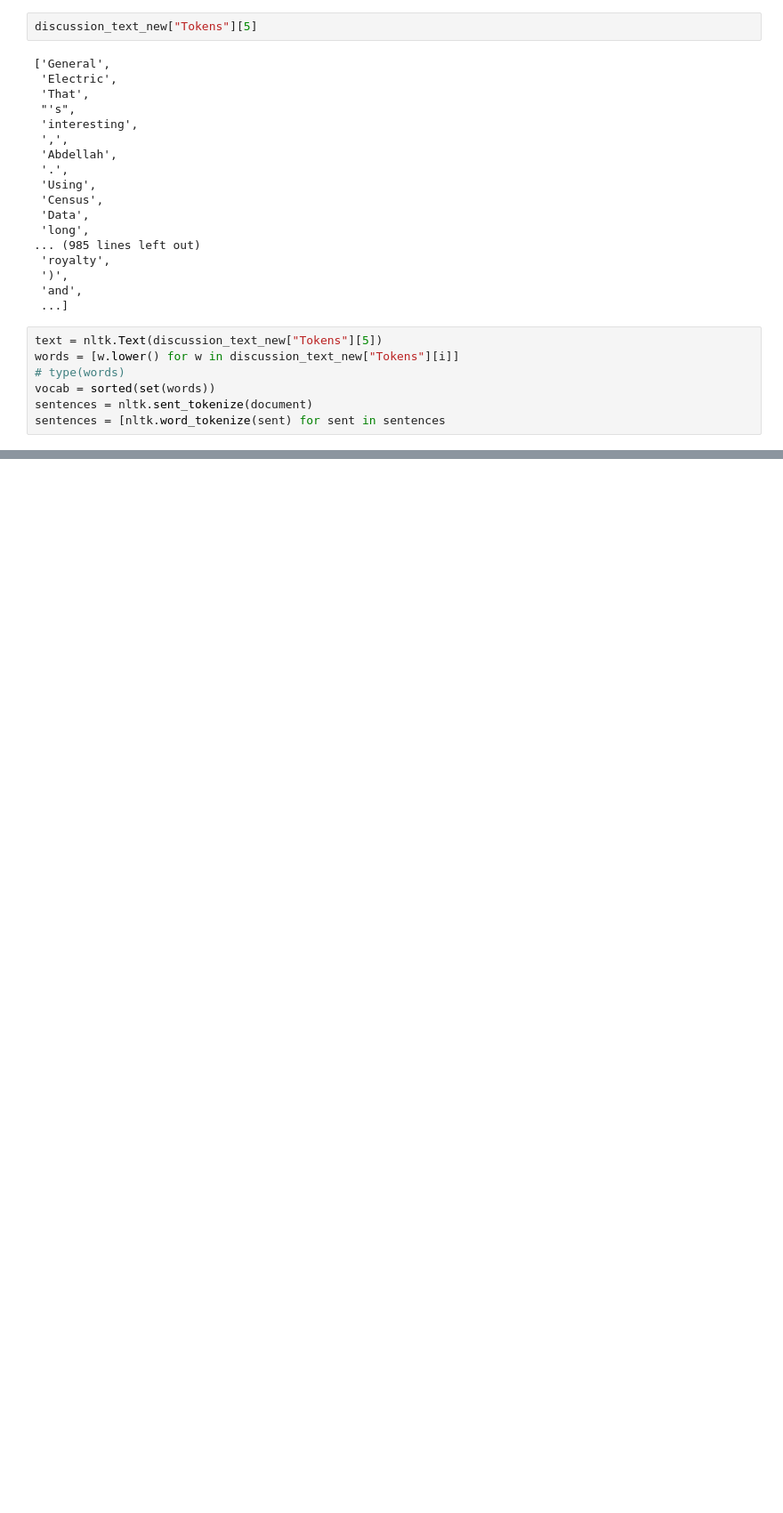
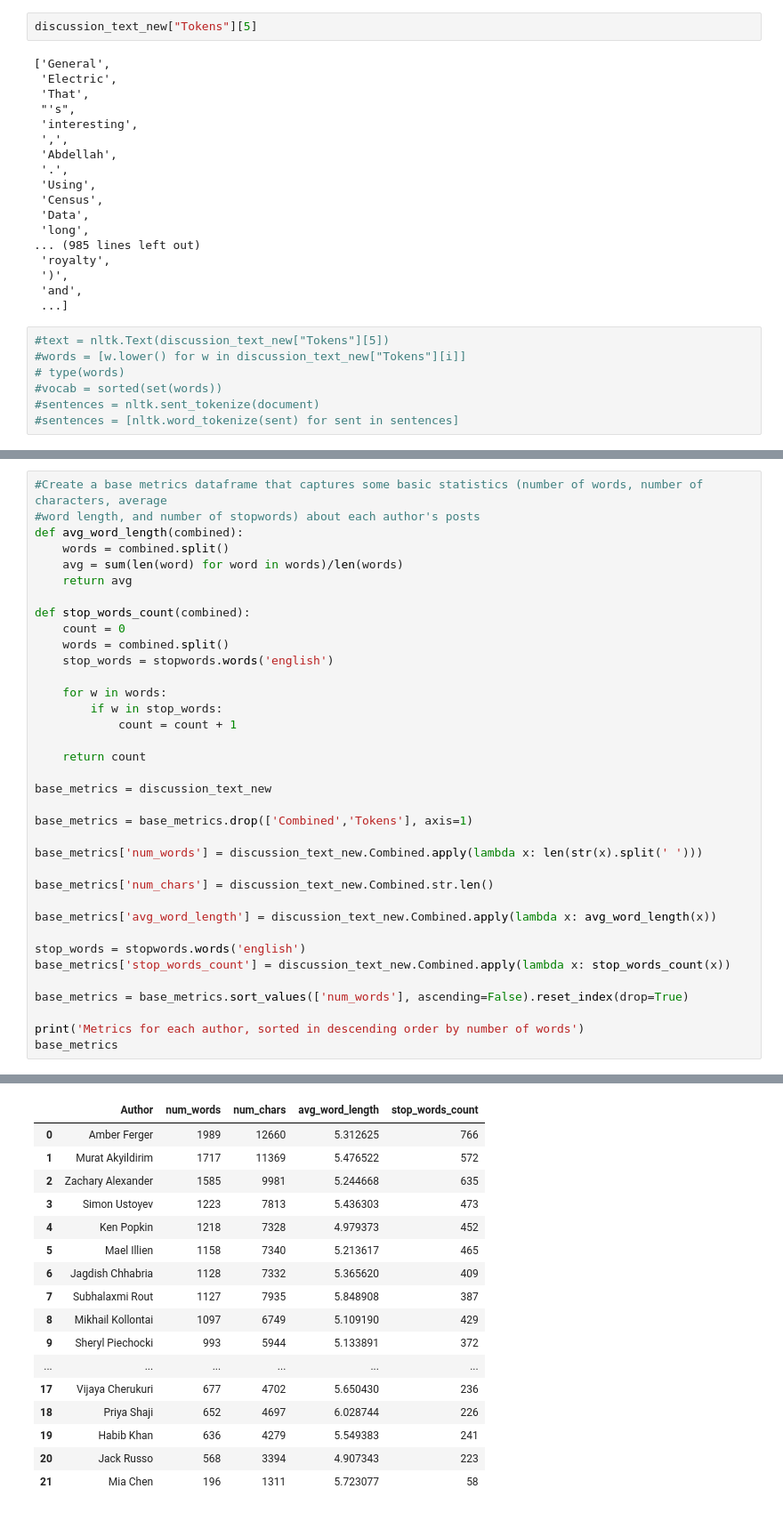
Before and after one commit to WillieDavonSmalls/KJW_CUNY_DATA_620, a Jupyter notebook: KJW_Final_Project_DS620/KJW_Final_Project_DS620.ipynb, the cells around one changed output, grey strips where cells are left out. Shown: that part at 89% size. Cells and saved outputs as stored; diff of their text form; blank space fills up the shorter version.

Commit message:
NLP Data Cleaning
text data cleaning for final project

```diff
--- a/KJW_Final_Project_DS620/KJW_Final_Project_DS620.ipynb
+++ b/KJW_Final_Project_DS620/KJW_Final_Project_DS620.ipynb
@@ -323,9 +252,9 @@ discussion_text_new["Tokens"][5]
  'and',
  ...]
 # %%
-text = nltk.Text(discussion_text_new["Tokens"][5])
-words = [w.lower() for w in discussion_text_new["Tokens"][i]]
+#text = nltk.Text(discussion_text_new["Tokens"][5])
+#words = [w.lower() for w in discussion_text_new["Tokens"][i]]
 # type(words)
-vocab = sorted(set(words))
-sentences = nltk.sent_tokenize(document)
-sentences = [nltk.word_tokenize(sent) for sent in sentences
+#vocab = sorted(set(words))
+#sentences = nltk.sent_tokenize(document)
+#sentences = [nltk.word_tokenize(sent) for sent in sentences]
@@ -331,0 +272,37 @@ sentences = [nltk.word_tokenize(sent) for sent in sentences
+# %%
+#Create a base metrics dataframe that captures some basic statistics (number of words, number of characters, average
+#word length, and number of stopwords) about each author's posts
+def avg_word_length(combined):
+    words = combined.split()
+    avg = sum(len(word) for word in words)/len(words)
+    return avg
+
+def stop_words_count(combined):
+    count = 0
+    words = combined.split()
+    stop_words = stopwords.words('english')
+
+    for w in words:
+        if w in stop_words:
+            count = count + 1
+
+    return count
+
+base_metrics = discussion_text_new
+
+base_metrics = base_metrics.drop(['Combined','Tokens'], axis=1)
+
+base_metrics['num_words'] = discussion_text_new.Combined.apply(lambda x: len(str(x).split(' ')))
+
+base_metrics['num_chars'] = discussion_text_new.Combined.str.len()
+
+base_metrics['avg_word_length'] = discussion_text_new.Combined.apply(lambda x: avg_word_length(x))
+
+stop_words = stopwords.words('english')
+base_metrics['stop_words_count'] = discussion_text_new.Combined.apply(lambda x: stop_words_count(x))
+
+base_metrics = base_metrics.sort_values(['num_words'], ascending=False).reset_index(drop=True)
+
+print('Metrics for each author, sorted in descending order by number of words')
+base_metrics
+# %% [output]
@@ -331,0 +310,17 @@ sentences = [nltk.word_tokenize(sent) for sent in sentences
+|  | Author | num_words | num_chars | avg_word_length | stop_words_count |
+| 0 | Amber Ferger | 1989 | 12660 | 5.312625 | 766 |
+| 1 | Murat Akyildirim | 1717 | 11369 | 5.476522 | 572 |
+| 2 | Zachary Alexander | 1585 | 9981 | 5.244668 | 635 |
+| 3 | Simon Ustoyev | 1223 | 7813 | 5.436303 | 473 |
+| 4 | Ken Popkin | 1218 | 7328 | 4.979373 | 452 |
+| 5 | Mael Illien | 1158 | 7340 | 5.213617 | 465 |
+| 6 | Jagdish Chhabria | 1128 | 7332 | 5.365620 | 409 |
+| 7 | Subhalaxmi Rout | 1127 | 7935 | 5.848908 | 387 |
+| 8 | Mikhail Kollontai | 1097 | 6749 | 5.109190 | 429 |
+| 9 | Sheryl Piechocki | 993 | 5944 | 5.133891 | 372 |
+| ... | ... | ... | ... | ... | ... |
+| 17 | Vijaya Cherukuri | 677 | 4702 | 5.650430 | 236 |
+| 18 | Priya Shaji | 652 | 4697 | 6.028744 | 226 |
+| 19 | Habib Khan | 636 | 4279 | 5.549383 | 241 |
+| 20 | Jack Russo | 568 | 3394 | 4.907343 | 223 |
+| 21 | Mia Chen | 196 | 1311 | 5.723077 | 58 |
```
Also changed, not shown: parts of 25 cells of this notebook.
